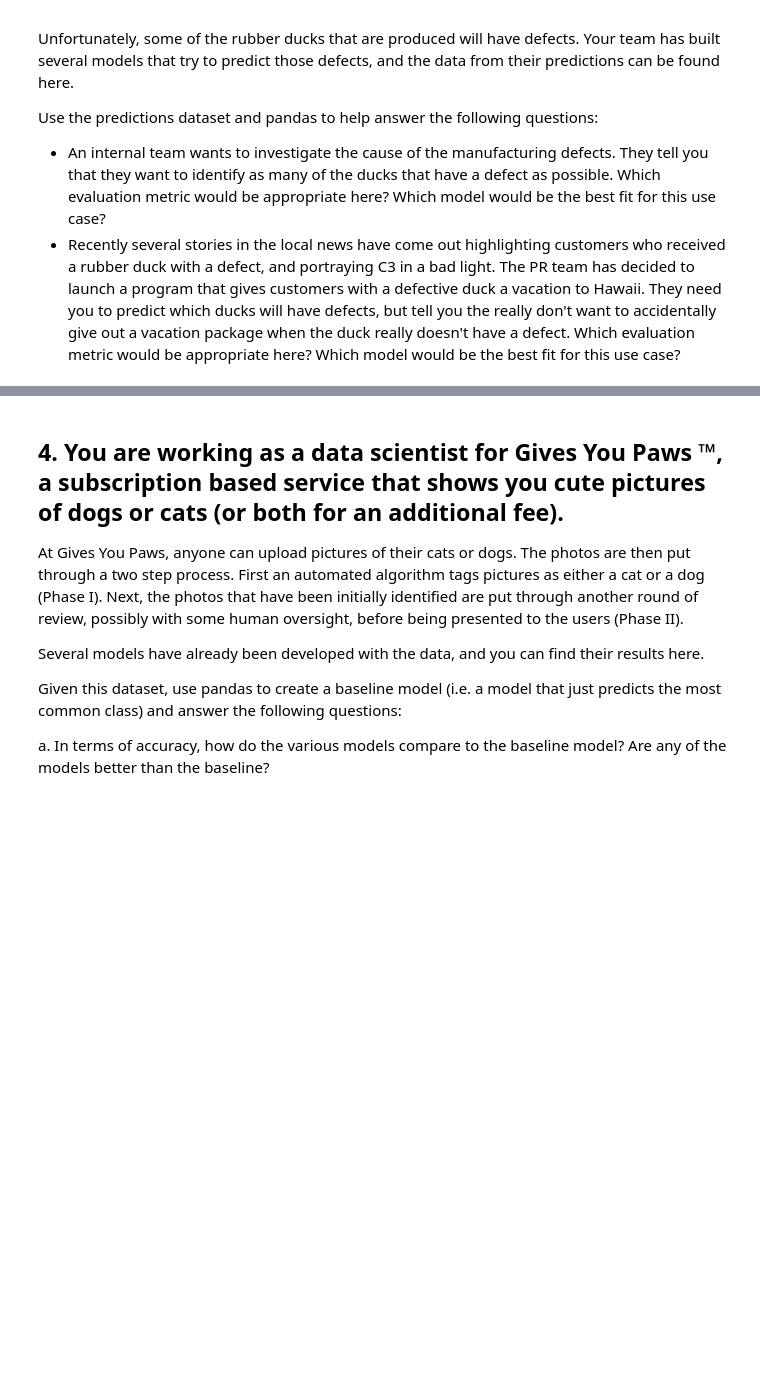
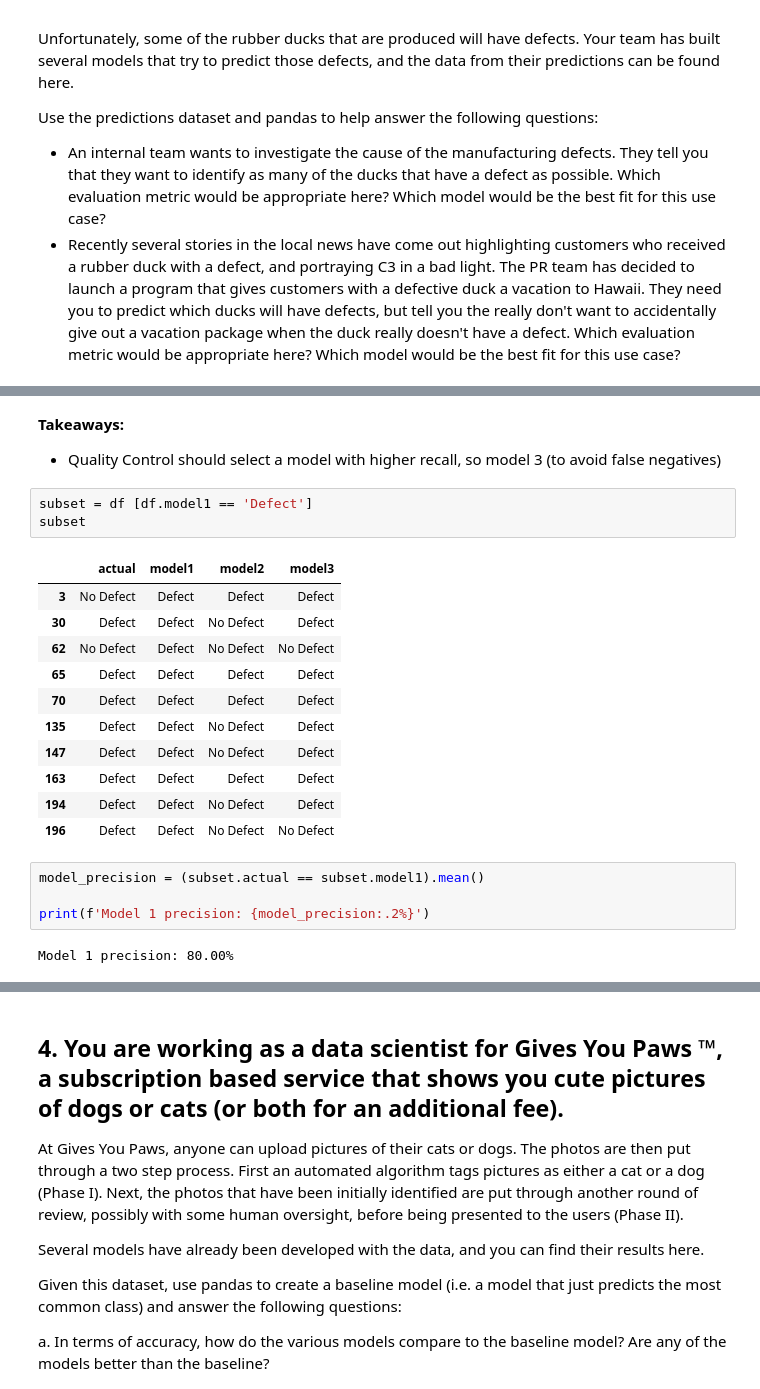
Before and after one commit to nicolas-angarita/classification-exercises, a Jupyter notebook: model_evaluation.ipynb, the cells around one changed output, grey strips where cells are left out. Cells and saved outputs as stored; diff of their text form; blank space fills up the shorter version.

```diff
--- a/model_evaluation.ipynb
+++ b/model_evaluation.ipynb
@@ -26,0 +144,25 @@ Use the predictions dataset and pandas to help answer the following questions:
+# %% [markdown]
+**Takeaways:**
+
+- Quality Control should select a model with higher recall, so model 3 (to avoid false negatives)<br>
+# %%
+subset = df [df.model1 == 'Defect']
+subset
+# %% [output]
+|  | actual | model1 | model2 | model3 |
+| 3 | No Defect | Defect | Defect | Defect |
+| 30 | Defect | Defect | No Defect | Defect |
+| 62 | No Defect | Defect | No Defect | No Defect |
+| 65 | Defect | Defect | Defect | Defect |
+| 70 | Defect | Defect | Defect | Defect |
+| 135 | Defect | Defect | No Defect | Defect |
+| 147 | Defect | Defect | No Defect | Defect |
+| 163 | Defect | Defect | Defect | Defect |
+| 194 | Defect | Defect | No Defect | Defect |
+| 196 | Defect | Defect | No Defect | No Defect |
+# %%
+model_precision = (subset.actual == subset.model1).mean()
+
+print(f'Model 1 precision: {model_precision:.2%}')
+# %% [output]
+Model 1 precision: 80.00%
```
Also changed, not shown: parts of 34 cells of this notebook, 1 other file.
